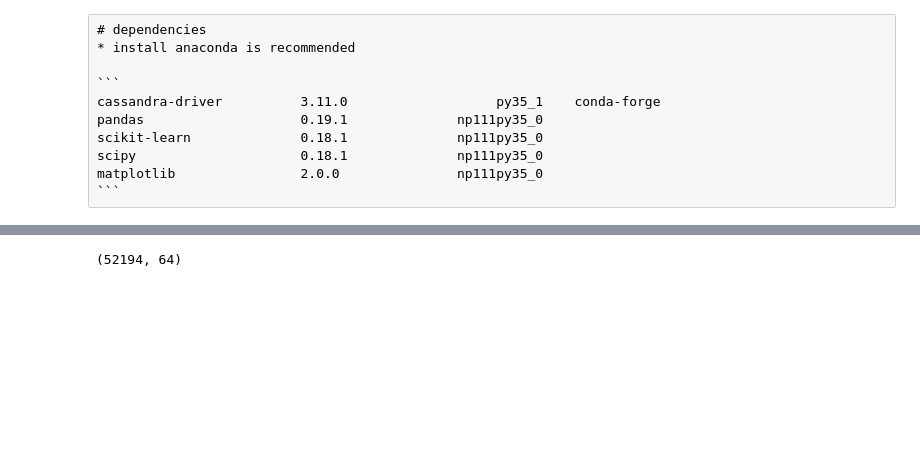
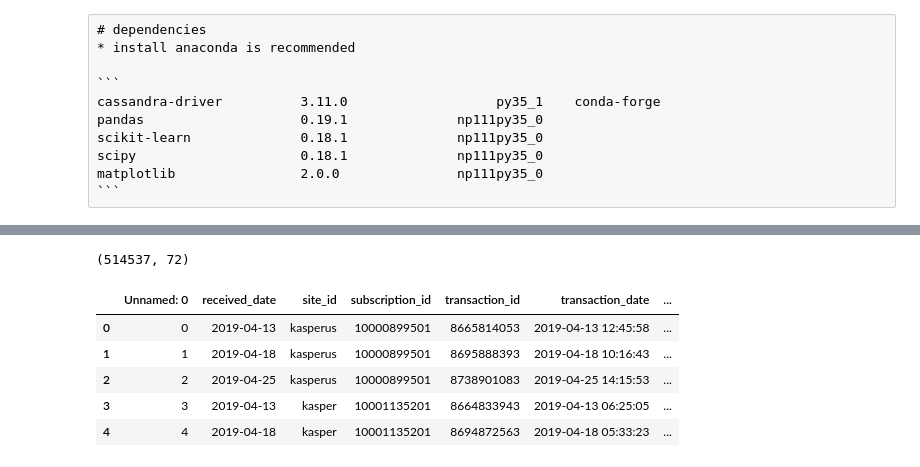
Before and after one commit to songyunlu/ml_training_tool, a Jupyter notebook: calendar_retry_training_tool.ipynb, the cells around one changed output, grey strips where cells are left out. Cells and saved outputs as stored; diff of their text form; code cells hidden in the pictures; blank space fills up the shorter version.

```diff
--- a/calendar_retry_training_tool.ipynb
+++ b/calendar_retry_training_tool.ipynb
@@ -41,12 +44,12 @@ from cassandra.cluster import Cluster
 cassandra_endpoint = '10.62.1.118'
 cluster = Cluster([cassandra_endpoint])
 # %%
-TRAINING_DATA_PATH = WORK_DIR + 'calendar_retry_2019_07.csv'
+TRAINING_DATA_PATH = WORK_DIR + 'calendar_retry_2019_04.csv'
 retry_success =  pd.read_csv(TRAINING_DATA_PATH)
 retry_success['bin'] = retry_success['bin'].fillna('').astype(str).str.replace('.0', '', regex=False)
 retry_success.shape
 # %% [output]
-(52194, 64)
+(514537, 72)
 # %%
 BIN_PROFILE_PATH = WORK_DIR + 'bin_profile_2019_01_to_2019_05.csv'
 bin_profile = None
@@ -191,6 +194,15 @@ features_dict['df_bin_profile'] = bin_profile
 features_dict['df_decline_type'] = df_decline_type
 # features_dict['payment_mid_bin_dict'] = payment_mid_bin_dict
 features_dict['FEATURES_NUM_BIN_PROFILE'] = FEATURES_NUM_BIN_PROFILE
+# %%
+retry_success.head()
+# %% [output]
+|  | Unnamed: 0 | received_date | site_id | subscription_id | transaction_id | transaction_date | ... |
+| 0 | 0 | 2019-04-13 | kasperus | 10000899501 | 8665814053 | 2019-04-13 12:45:58 | ... |
+| 1 | 1 | 2019-04-18 | kasperus | 10000899501 | 8695888393 | 2019-04-18 10:16:43 | ... |
+| 2 | 2 | 2019-04-25 | kasperus | 10000899501 | 8738901083 | 2019-04-25 14:15:53 | ... |
+| 3 | 3 | 2019-04-13 | kasper | 10001135201 | 8664833943 | 2019-04-13 06:25:05 | ... |
+| 4 | 4 | 2019-04-18 | kasper | 10001135201 | 8694872563 | 2019-04-18 05:33:23 | ... |
 # %%
 """ Train the model"""
 
```
Also changed, not shown: parts of 4 cells of this notebook, 2 other files.
